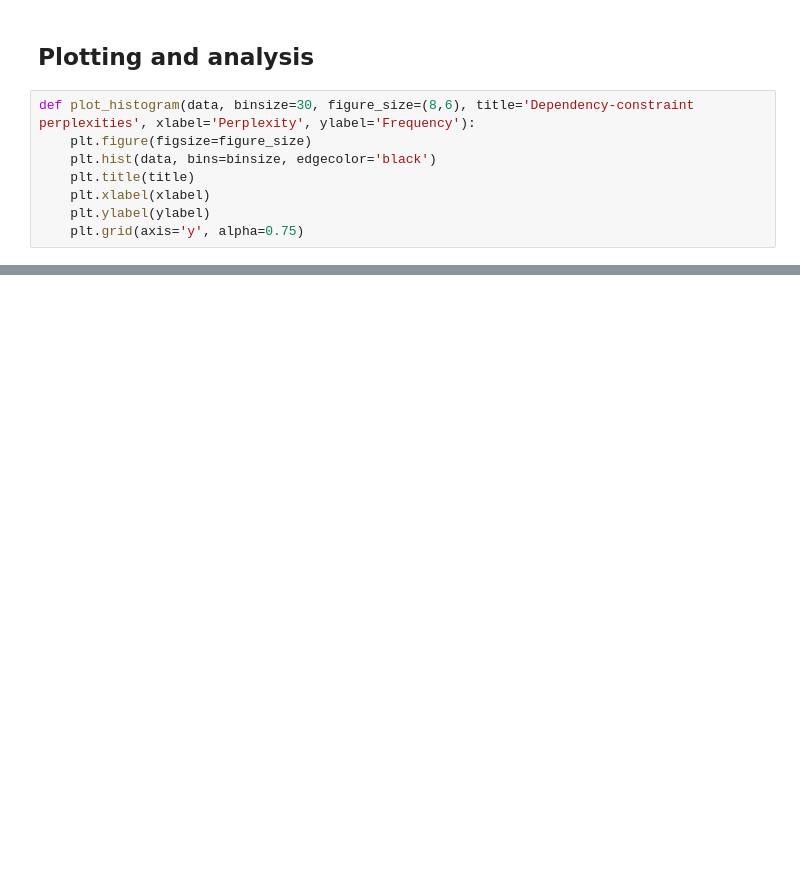
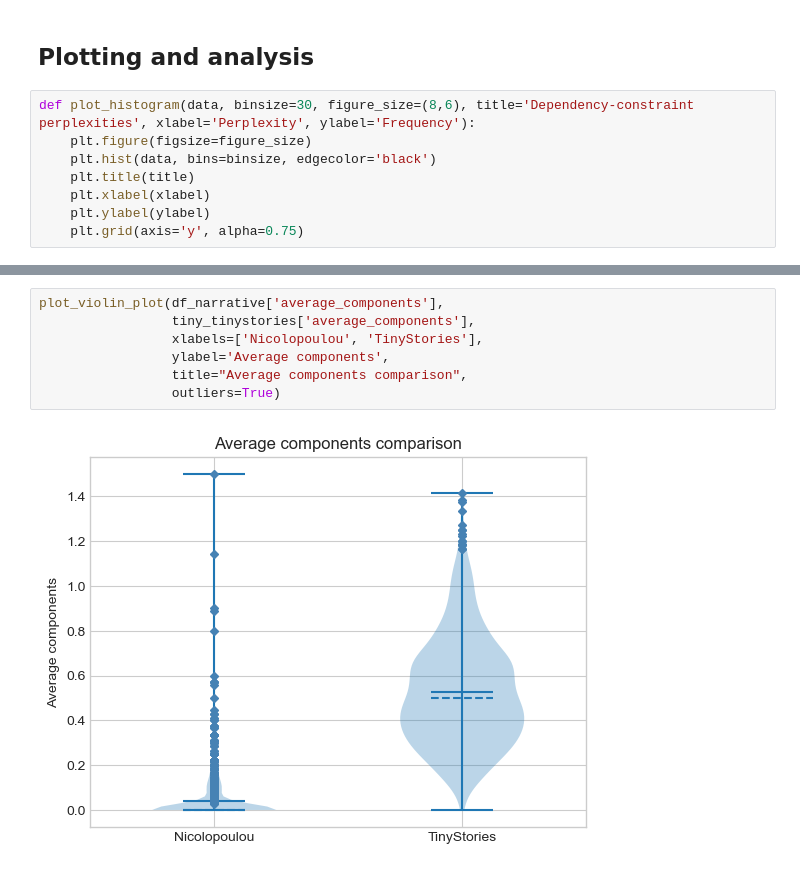
Before and after one commit to sabijn/storylm_p1_data, a Jupyter notebook: dataset_eval_overview-EN.ipynb, the cells around one changed output, grey strips where cells are left out. Drawn from its saved outputs; the diff is of its cells as text; blank space fills up the shorter version.

```diff
--- a/dataset_eval_overview-EN.ipynb
+++ b/dataset_eval_overview-EN.ipynb
@@ -538,0 +348,9 @@ def plot_histogram(data, binsize=30, figure_size=(8,6), title='Dependency-constr
+# %%
+plot_violin_plot(df_narrative['average_components'],
+                 tiny_tinystories['average_components'],
+                 xlabels=['Nicolopoulou', 'TinyStories'],
+                 ylabel='Average components',
+                 title="Average components comparison",
+                 outliers=True)
+# %% [output]
+[figure, added]
```
Also changed, not shown: parts of 45 cells of this notebook, 33 other files.
